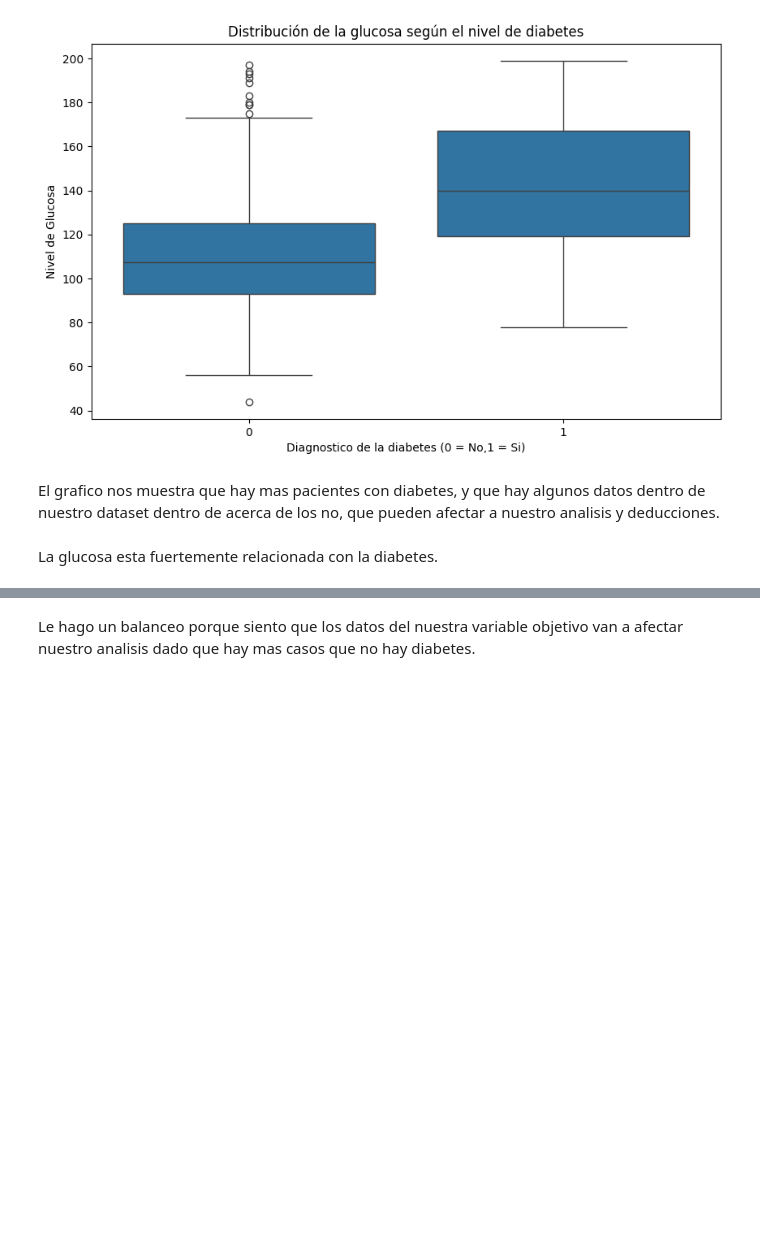
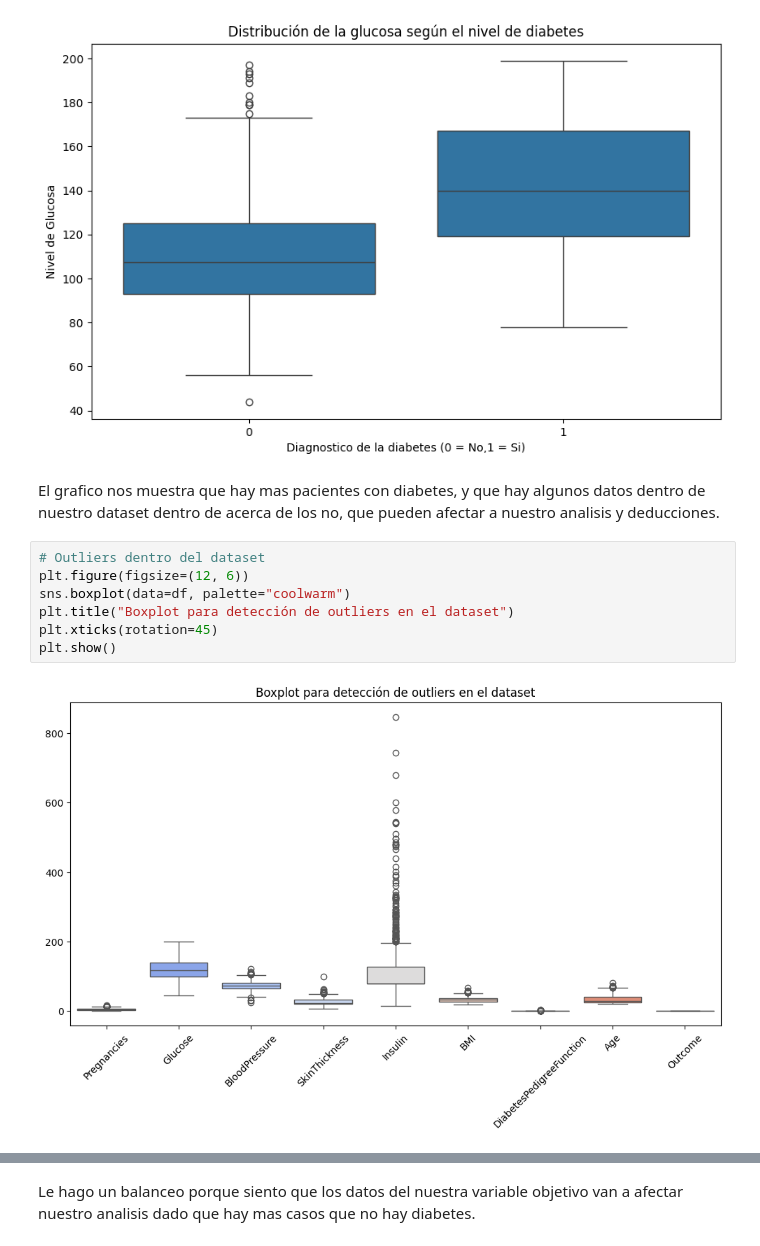
Before and after one commit to 4GeeksAcademy/Arbol2222, a Jupyter notebook: src/explore.ipynb, the cells around one changed output, grey strips where cells are left out. Cells and saved outputs as stored; diff of their text form; blank space fills up the shorter version.

```diff
--- a/src/explore.ipynb
+++ b/src/explore.ipynb
@@ -157,5 +180,12 @@ plt.show()
 [figure]
 # %% [markdown]
 El grafico nos muestra que hay mas pacientes con diabetes, y que hay algunos datos dentro de nuestro dataset dentro de acerca de los no, que pueden afectar a nuestro analisis y deducciones.
-# %% [markdown]
-La glucosa esta fuertemente relacionada con la diabetes.
+# %%
+# Outliers dentro del dataset
+plt.figure(figsize=(12, 6))
+sns.boxplot(data=df, palette="coolwarm")
+plt.title("Boxplot para detección de outliers en el dataset")
+plt.xticks(rotation=45)
+plt.show()
+# %% [output]
+[figure, added]
```
Also changed, not shown: parts of 37 cells of this notebook, 3 other files.
